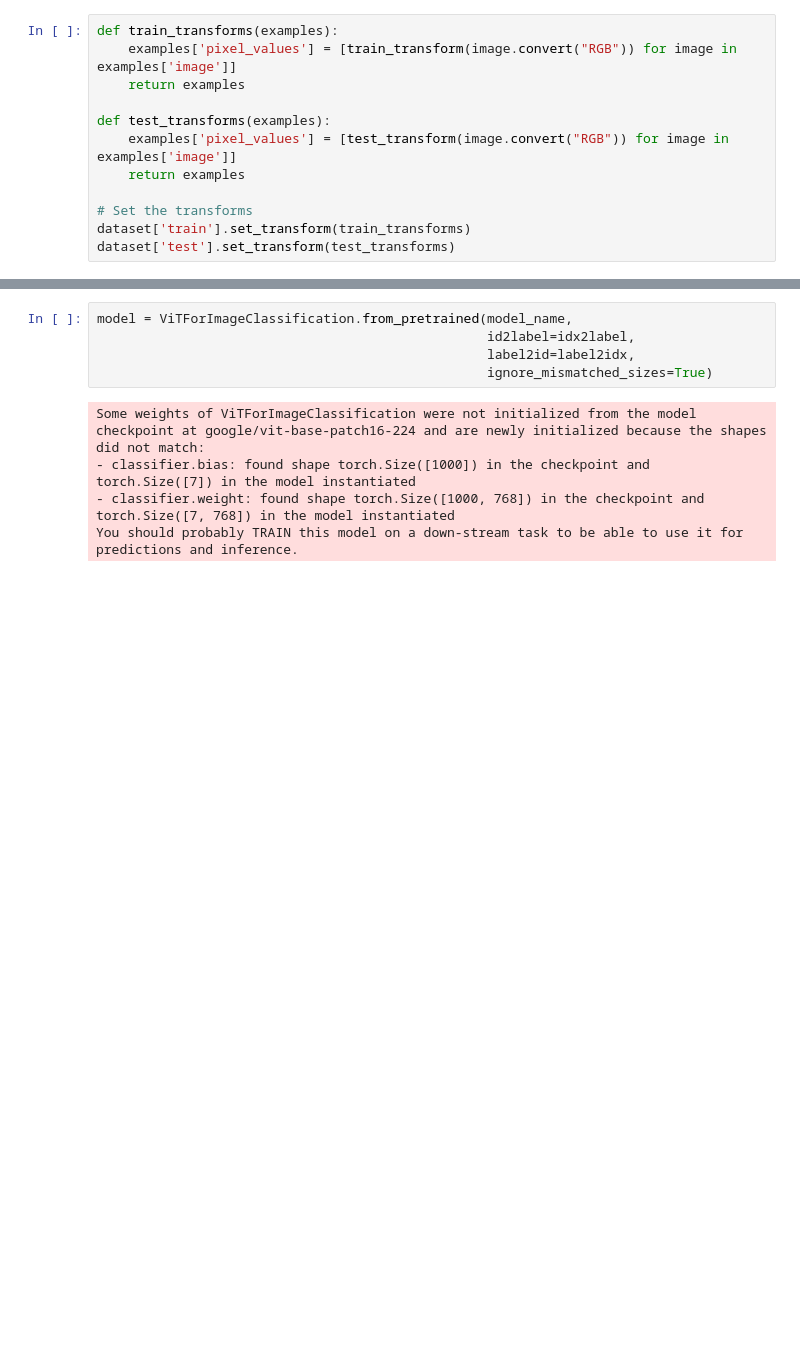
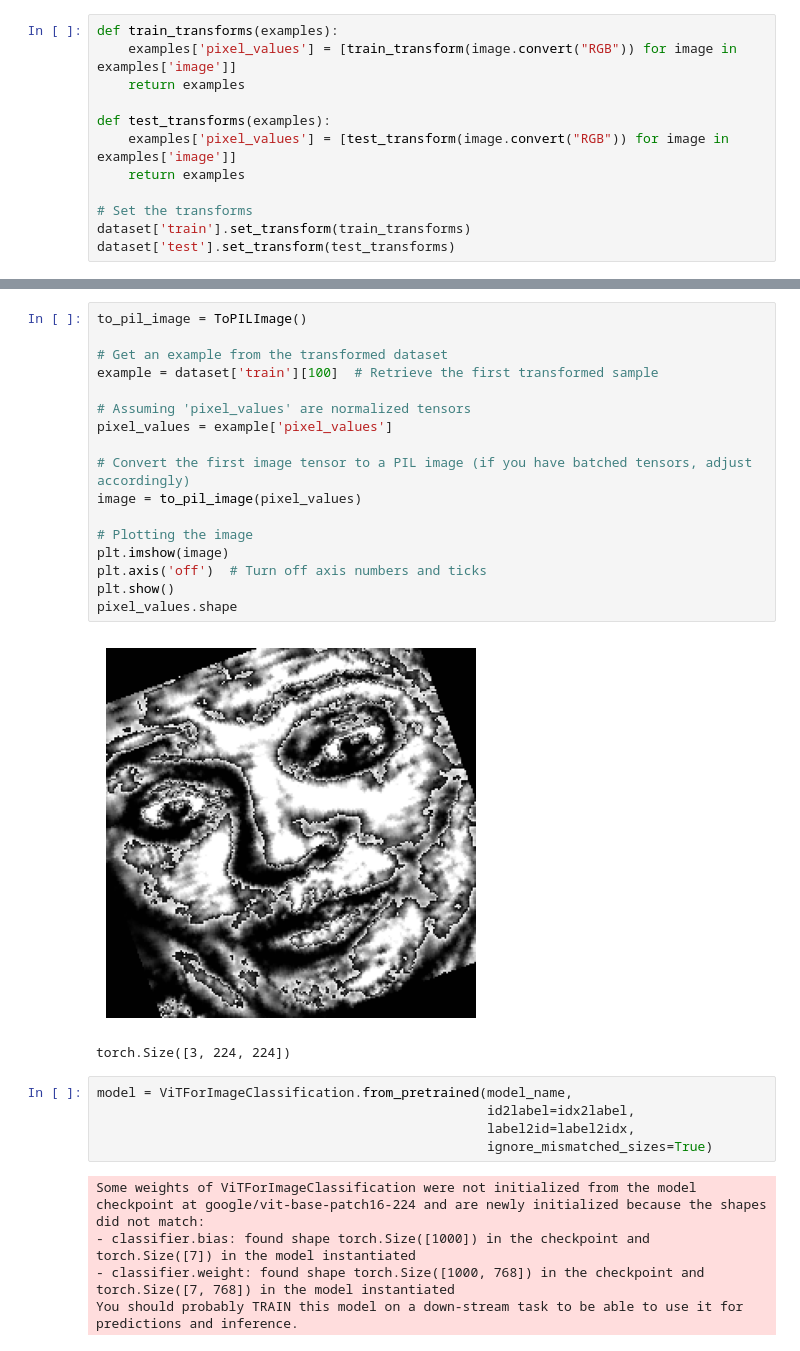
Before and after one commit to motawie0/Emotion-Recognition, a Jupyter notebook: VIT Emotion Recognition.ipynb, the cells around one changed output, grey strips where cells are left out. Cells and saved outputs as stored; diff of their text form; blank space fills up the shorter version.

```diff
--- a/VIT Emotion Recognition.ipynb
+++ b/VIT Emotion Recognition.ipynb
@@ -105,3 +154,23 @@ dataset['test'].set_transform(test_transforms)
+# %%
+to_pil_image = ToPILImage()
+
+# Get an example from the transformed dataset
+example = dataset['train'][100]  # Retrieve the first transformed sample
+
+# Assuming 'pixel_values' are normalized tensors
+pixel_values = example['pixel_values']
+
+# Convert the first image tensor to a PIL image (if you have batched tensors, adjust accordingly)
+image = to_pil_image(pixel_values)
+
+# Plotting the image
+plt.imshow(image)
+plt.axis('off')  # Turn off axis numbers and ticks
+plt.show()
+pixel_values.shape
+# %% [output]
+[figure, added]
+torch.Size([3, 224, 224])
 # %%
 model = ViTForImageClassification.from_pretrained(model_name,
                                                   id2label=idx2label,
```
Also changed, not shown: parts of 8 cells of this notebook.
